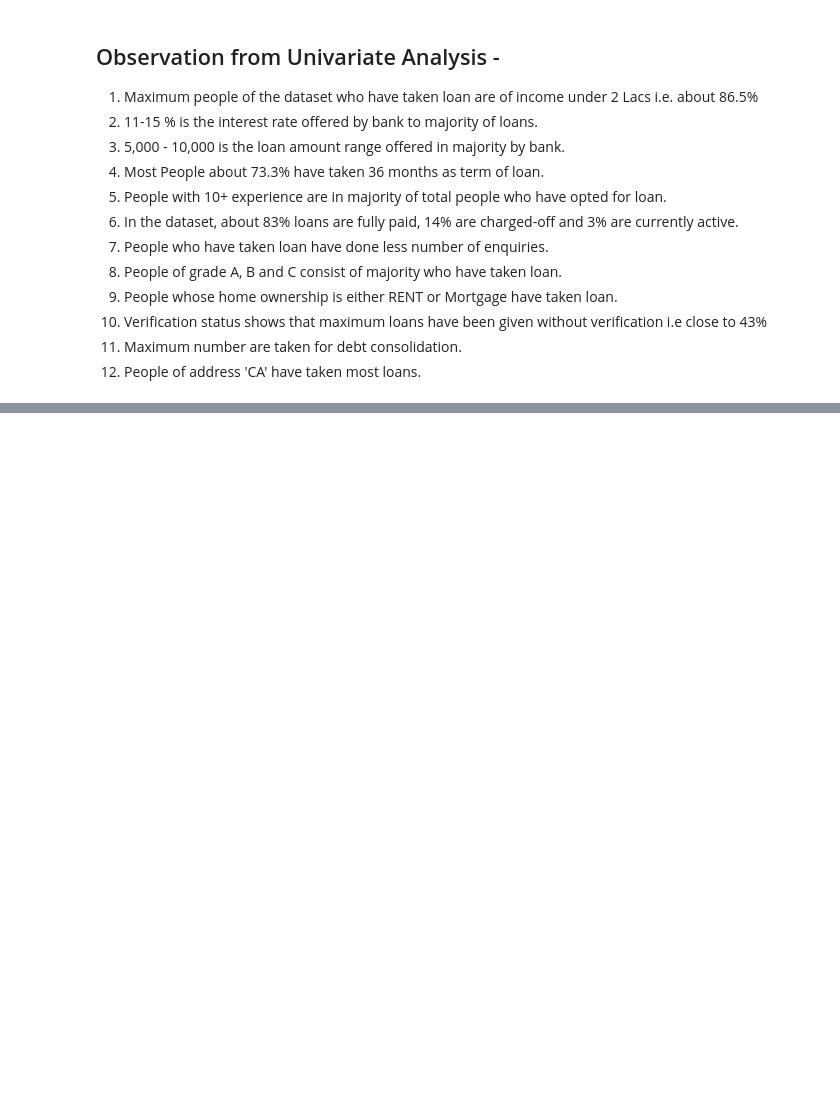
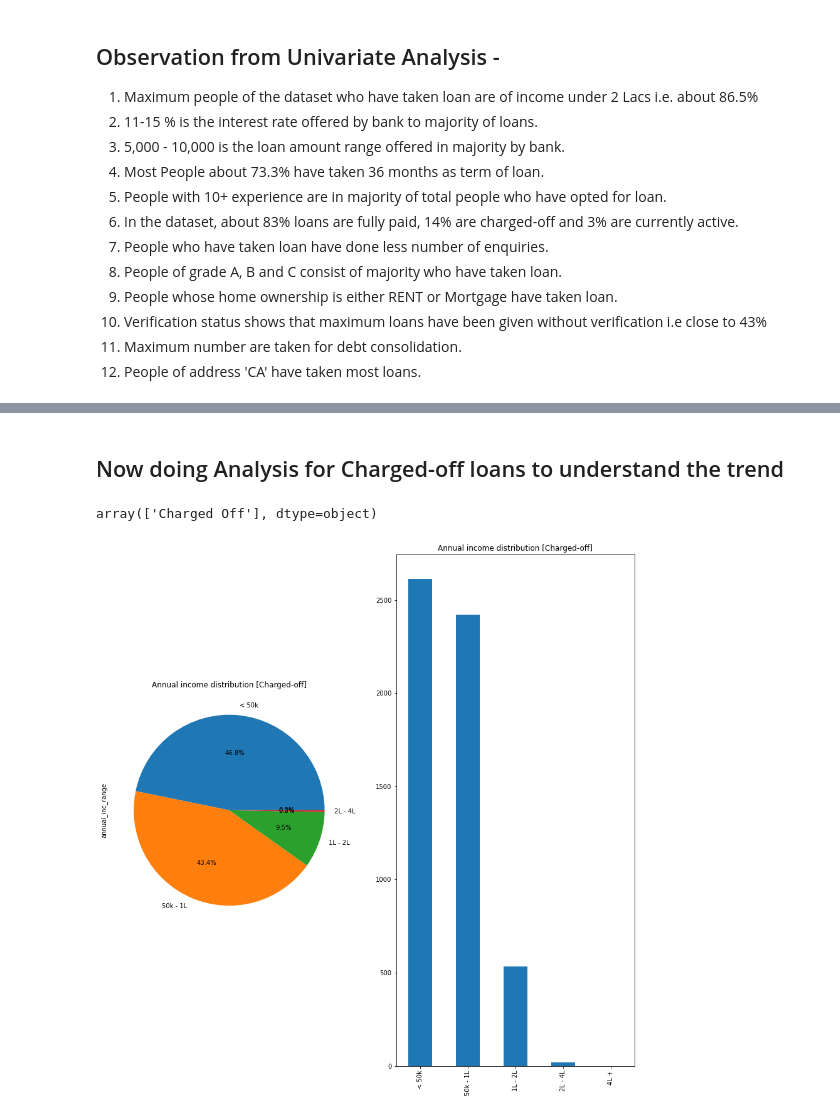
Before and after one commit to pndy19/lending_club_case_study, a Jupyter notebook: Lending_Club.ipynb, the cells around one changed output, grey strips where cells are left out. Saved outputs shown, nothing was run; the diff lists cells and outputs as text; code cells hidden in the pictures; blank space fills up the shorter version.

Commit message:
Pushing code with Univariate and Bivariate plots and its analysis

```diff
--- a/Lending_Club.ipynb
+++ b/Lending_Club.ipynb
@@ -589,0 +622,23 @@ plt.show()
+# %% [markdown]
+## Now doing Analysis for Charged-off loans to understand the trend
+# %%
+# Creating a new dataframe for loan status = Charged-off
+
+df_loan_charged_off = df_loan.loc[df_loan['loan_status'] == 'Charged Off']
+# %%
+df_loan_charged_off['loan_status'].unique()
+# %% [output]
+array(['Charged Off'], dtype=object)
+# %%
+# Getting plot for Annual Income Distribution for Charged-off loans
+
+plt.figure(figsize=(15, 15))
+plt.subplot(1,2,1)
+plt.title('Annual income distribution [Charged-off]')
+df_loan_charged_off['annual_inc_range'].value_counts().plot(kind='pie', autopct='%1.1f%%')
+plt.subplot(1,2,2)
+plt.title('Annual income distribution [Charged-off]')
+df_loan_charged_off['annual_inc_range'].value_counts().plot(kind='bar')
+plt.show()
+# %% [output]
+[figure, added]
```
Also changed, not shown: parts of 24 cells of this notebook.
